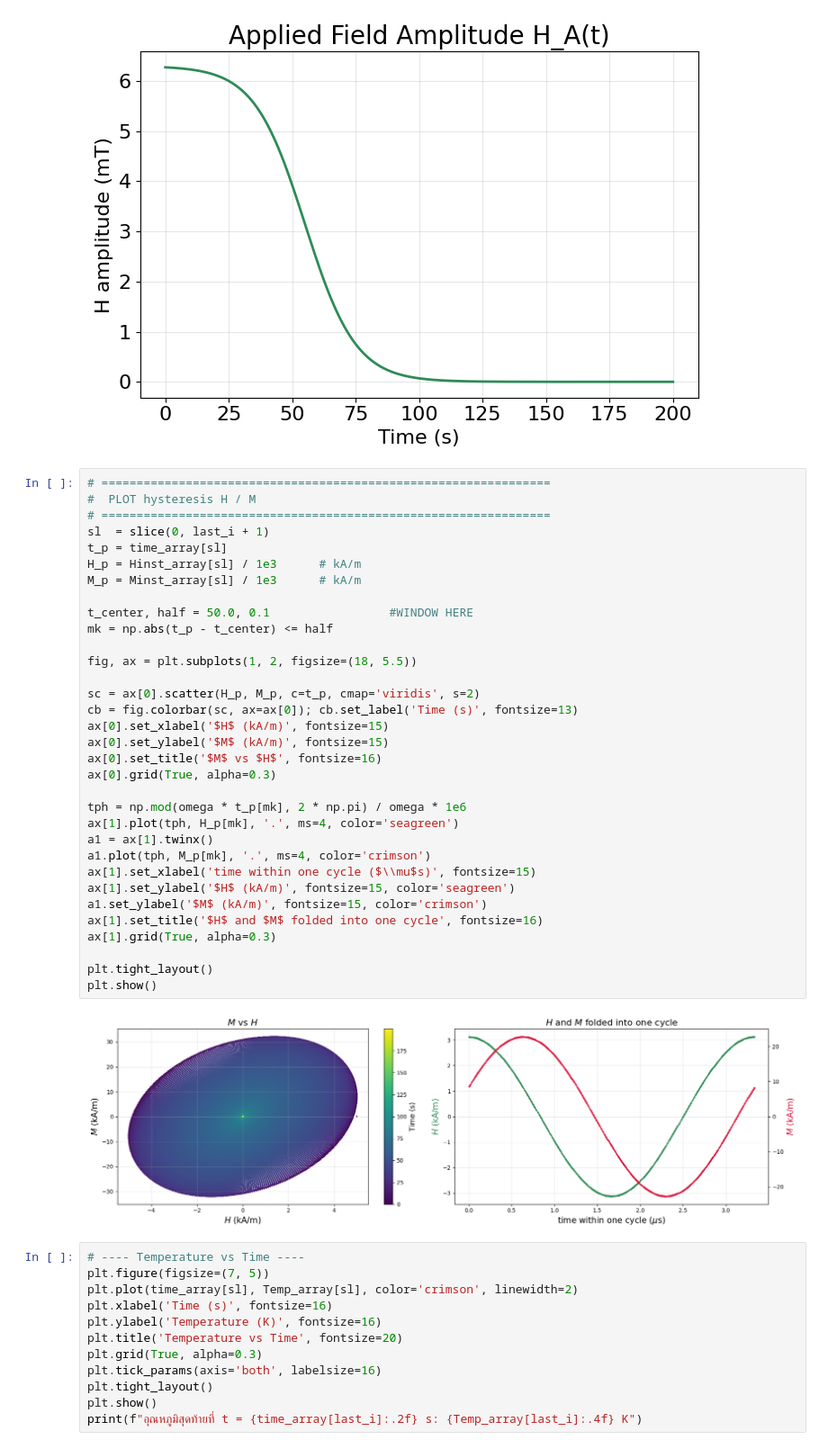
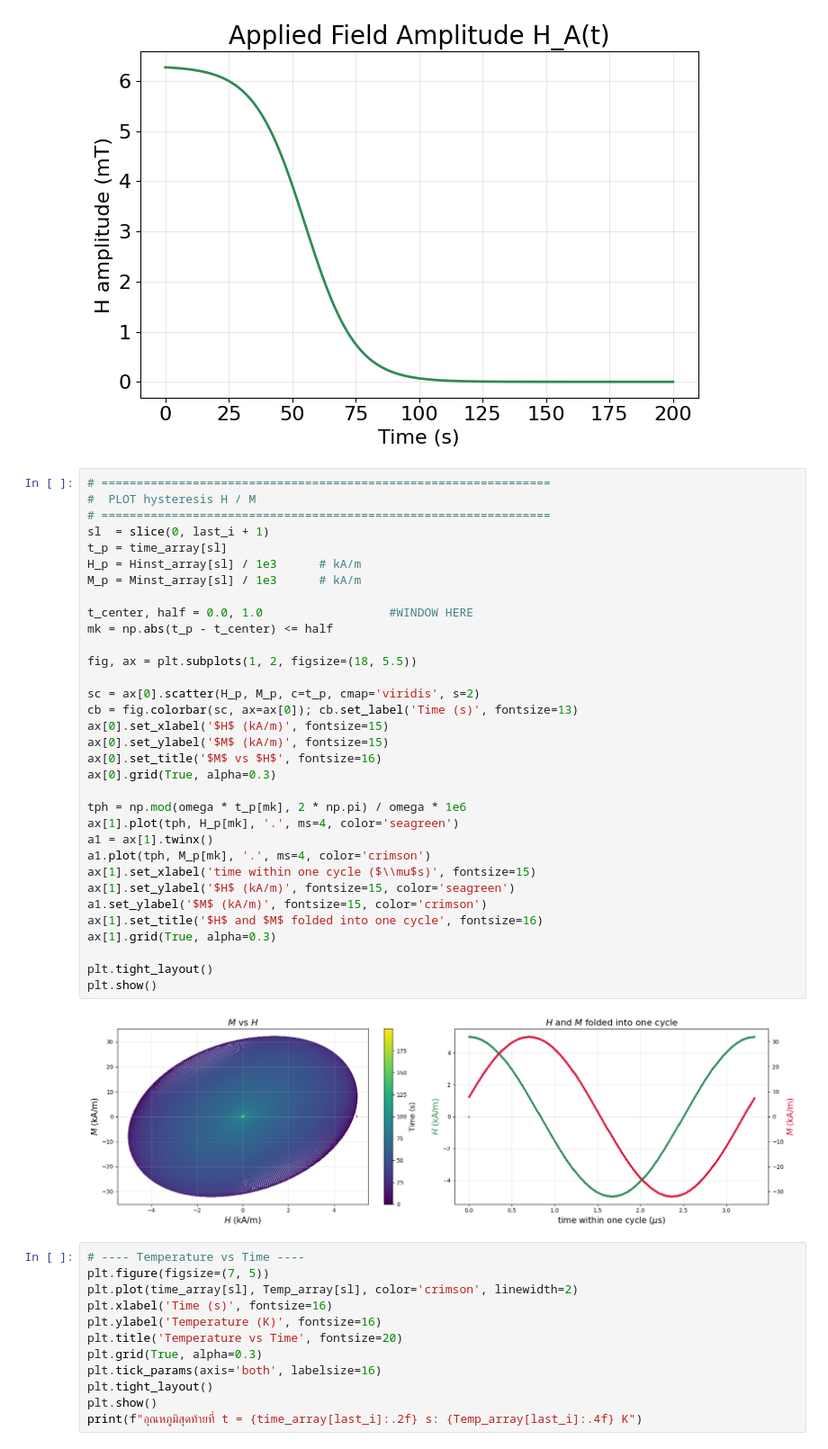
Before and after one commit to b00001/sciusproject-hyperthermia, a Jupyter notebook: hysteresis_Nanoparticle_Temperature_vs_Time_LRT.ipynb, the cells around one changed output. Shown at 90% size. Cells and saved outputs as stored; diff of their text form.

```diff
--- a/hysteresis_Nanoparticle_Temperature_vs_Time_LRT.ipynb
+++ b/hysteresis_Nanoparticle_Temperature_vs_Time_LRT.ipynb
@@ -185,35 +183,35 @@ plt.show()
 # ================================================================
 sl  = slice(0, last_i + 1)
 t_p = time_array[sl]
 H_p = Hinst_array[sl] / 1e3      # kA/m
 M_p = Minst_array[sl] / 1e3      # kA/m
 
-t_center, half = 50.0, 0.1                 #WINDOW HERE
+t_center, half = 0.0, 1.0                  #WINDOW HERE
 mk = np.abs(t_p - t_center) <= half
 
 fig, ax = plt.subplots(1, 2, figsize=(18, 5.5))
 
 sc = ax[0].scatter(H_p, M_p, c=t_p, cmap='viridis', s=2)
 cb = fig.colorbar(sc, ax=ax[0]); cb.set_label('Time (s)', fontsize=13)
 ax[0].set_xlabel('$H$ (kA/m)', fontsize=15)
 ax[0].set_ylabel('$M$ (kA/m)', fontsize=15)
 ax[0].set_title('$M$ vs $H$', fontsize=16)
 ax[0].grid(True, alpha=0.3)
 
 tph = np.mod(omega * t_p[mk], 2 * np.pi) / omega * 1e6
 ax[1].plot(tph, H_p[mk], '.', ms=4, color='seagreen')
 a1 = ax[1].twinx()
 a1.plot(tph, M_p[mk], '.', ms=4, color='crimson')
 ax[1].set_xlabel('time within one cycle ($\\mu$s)', fontsize=15)
 ax[1].set_ylabel('$H$ (kA/m)', fontsize=15, color='seagreen')
 a1.set_ylabel('$M$ (kA/m)', fontsize=15, color='crimson')
 ax[1].set_title('$H$ and $M$ folded into one cycle', fontsize=16)
 ax[1].grid(True, alpha=0.3)
 
 plt.tight_layout()
 plt.show()
 # %% [output]
-[figure, old version]
+[figure, new version]
 # %%
 # ---- Temperature vs Time ----
 plt.figure(figsize=(7, 5))
```
Also changed, not shown: parts of 2 cells of this notebook.
